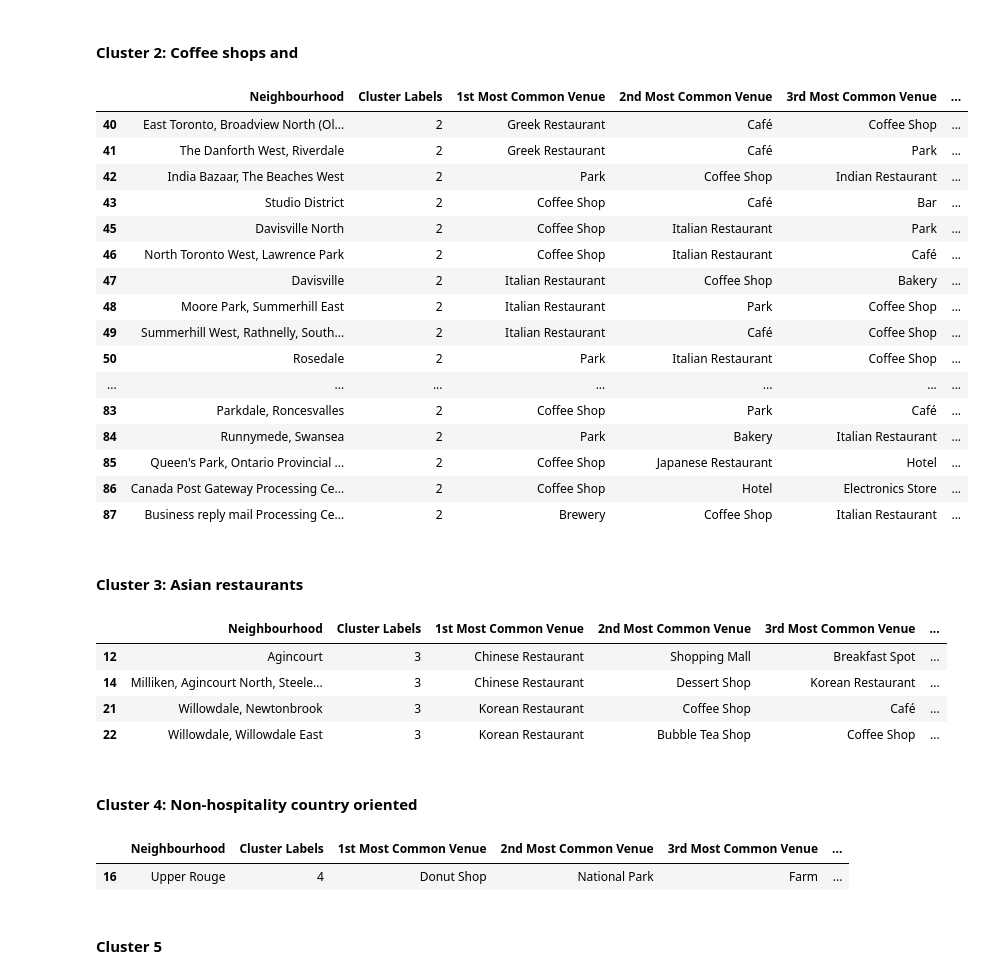
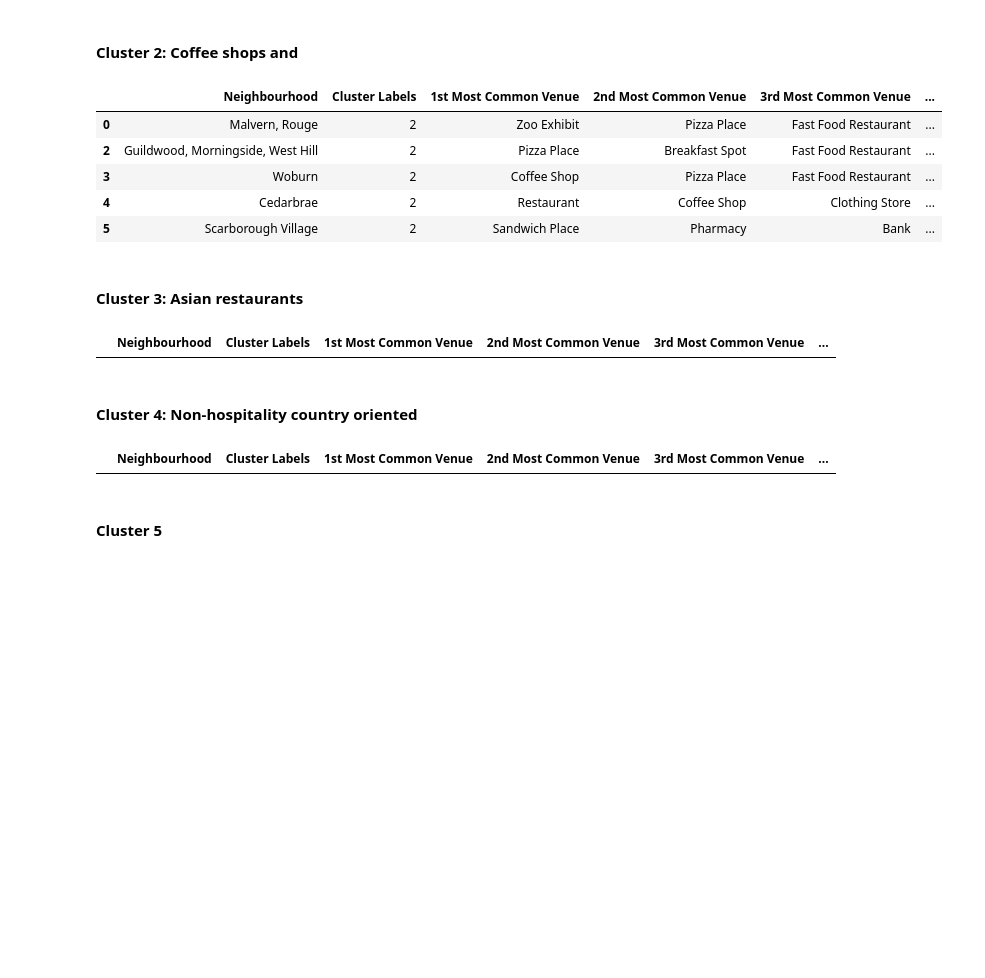
Before and after one commit to RubenSharpe/Coursera-Capstone, a Jupyter notebook: Toronto neighbourhoods part 3.ipynb, the cells around one changed output. Saved outputs shown, nothing was run; the diff lists cells and outputs as text; code cells hidden in the pictures; blank space fills up the shorter version.

```diff
--- a/Toronto neighbourhoods part 3.ipynb
+++ b/Toronto neighbourhoods part 3.ipynb
@@ -234,6 +231,6 @@ neighbourhoods_venues_sorted.head()
 # %%
 # set number of clusters
-kclusters = 5
+kclusters = 3
 
 toronto_grouped_clustering = toronto_grouped.drop('Neighbourhood', 1)
 
@@ -262,7 +259,10 @@ toronto_merged = toronto_merged.join(neighbourhoods_venues_sorted.set_index('Nei
 From 103 postal codes, only 99 neighbourhoods yield venue information and are therefore labeled for a cluster. Therefore, when merging with the neighbourhood information, some neighbourhoods will have the cluster label 'NaN'. This forces the other cluster labels to be cast as type 'float', which causes problems  for the visualisation. NaN, therefore must be replaced with an integer and the entire column must be recast as type 'integer'.
 # %%
 # NaN' cluster labels are replaced with value 5, cluster labels are then recast as type 'int'
-toronto_merged['Cluster Labels'] = toronto_merged['Cluster Labels'].fillna(5)
+toronto_merged['Cluster Labels'] = toronto_merged['Cluster Labels'].fillna(3)
 toronto_merged['Cluster Labels'] = toronto_merged['Cluster Labels'].astype(int)
 
 toronto_merged.head()
+
+path = '~/Documents/Projects/Coursera-Capstone/nbh_clusters.csv'
+toronto_merged.to_csv(path, index=False)
@@ -354,42 +326,27 @@ toronto_merged.loc[toronto_merged['Cluster Labels'] == 1, toronto_merged.columns
 # %% [markdown]
 #### Cluster 2: Coffee shops and
 # %%
-toronto_merged.loc[toronto_merged['Cluster Labels'] == 2, toronto_merged.columns[[2] + list(range(5, toronto_merged.shape[1]))]]
+pear = toronto_merged.loc[toronto_merged['Cluster Labels'] == 2, toronto_merged.columns[[2] + list(range(5, toronto_merged.shape[1]))]]
+pear.head()
 # %% [output]
 |  | Neighbourhood | Cluster Labels | 1st Most Common Venue | 2nd Most Common Venue | 3rd Most Common Venue | ... |
-| 40 | East Toronto, Broadview North (Ol... | 2 | Greek Restaurant | Café | Coffee Shop | ... |
-| 41 | The Danforth West, Riverdale | 2 | Greek Restaurant | Café | Park | ... |
-| 42 | India Bazaar, The Beaches West | 2 | Park | Coffee Shop | Indian Restaurant | ... |
-| 43 | Studio District | 2 | Coffee Shop | Café | Bar | ... |
-| 45 | Davisville North | 2 | Coffee Shop | Italian Restaurant | Park | ... |
-| 46 | North Toronto West, Lawrence Park | 2 | Coffee Shop | Italian Restaurant | Café | ... |
-| 47 | Davisville | 2 | Italian Restaurant | Coffee Shop | Bakery | ... |
-| 48 | Moore Park, Summerhill East | 2 | Italian Restaurant | Park | Coffee Shop | ... |
-| 49 | Summerhill West, Rathnelly, South... | 2 | Italian Restaurant | Café | Coffee Shop | ... |
-| 50 | Rosedale | 2 | Park | Italian Restaurant | Coffee Shop | ... |
-| ... | ... | ... | ... | ... | ... | ... |
-| 83 | Parkdale, Roncesvalles | 2 | Coffee Shop | Park | Café | ... |
-| 84 | Runnymede, Swansea | 2 | Park | Bakery | Italian Restaurant | ... |
-| 85 | Queen's Park, Ontario Provincial ... | 2 | Coffee Shop | Japanese Restaurant | Hotel | ... |
-| 86 | Canada Post Gateway Processing Ce... | 2 | Coffee Shop | Hotel | Electronics Store | ... |
-| 87 | Business reply mail Processing Ce... | 2 | Brewery | Coffee Shop | Italian Restaurant | ... |
+| 0 | Malvern, Rouge | 2 | Zoo Exhibit | Pizza Place | Fast Food Restaurant | ... |
+| 2 | Guildwood, Morningside, West Hill | 2 | Pizza Place | Breakfast Spot | Fast Food Restaurant | ... |
+| 3 | Woburn | 2 | Coffee Shop | Pizza Place | Fast Food Restaurant | ... |
+| 4 | Cedarbrae | 2 | Restaurant | Coffee Shop | Clothing Store | ... |
+| 5 | Scarborough Village | 2 | Sandwich Place | Pharmacy | Bank | ... |
 # %% [markdown]
 #### Cluster 3: Asian restaurants
 # %%
 toronto_merged.loc[toronto_merged['Cluster Labels'] == 3, toronto_merged.columns[[2] + list(range(5, toronto_merged.shape[1]))]]
 # %% [output]
 |  | Neighbourhood | Cluster Labels | 1st Most Common Venue | 2nd Most Common Venue | 3rd Most Common Venue | ... |
-| 12 | Agincourt | 3 | Chinese Restaurant | Shopping Mall | Breakfast Spot | ... |
-| 14 | Milliken, Agincourt North, Steele... | 3 | Chinese Restaurant | Dessert Shop | Korean Restaurant | ... |
-| 21 | Willowdale, Newtonbrook | 3 | Korean Restaurant | Coffee Shop | Café | ... |
-| 22 | Willowdale, Willowdale East | 3 | Korean Restaurant | Bubble Tea Shop | Coffee Shop | ... |
 # %% [markdown]
 #### Cluster 4: Non-hospitality country oriented
 # %%
 toronto_merged.loc[toronto_merged['Cluster Labels'] == 4, toronto_merged.columns[[2] + list(range(5, toronto_merged.shape[1]))]]
 # %% [output]
 |  | Neighbourhood | Cluster Labels | 1st Most Common Venue | 2nd Most Common Venue | 3rd Most Common Venue | ... |
-| 16 | Upper Rouge | 4 | Donut Shop | National Park | Farm | ... |
 # %% [markdown]
 #### Cluster 5
 # %%
```
Also changed, not shown: parts of 17 cells of this notebook, 29 other files.
